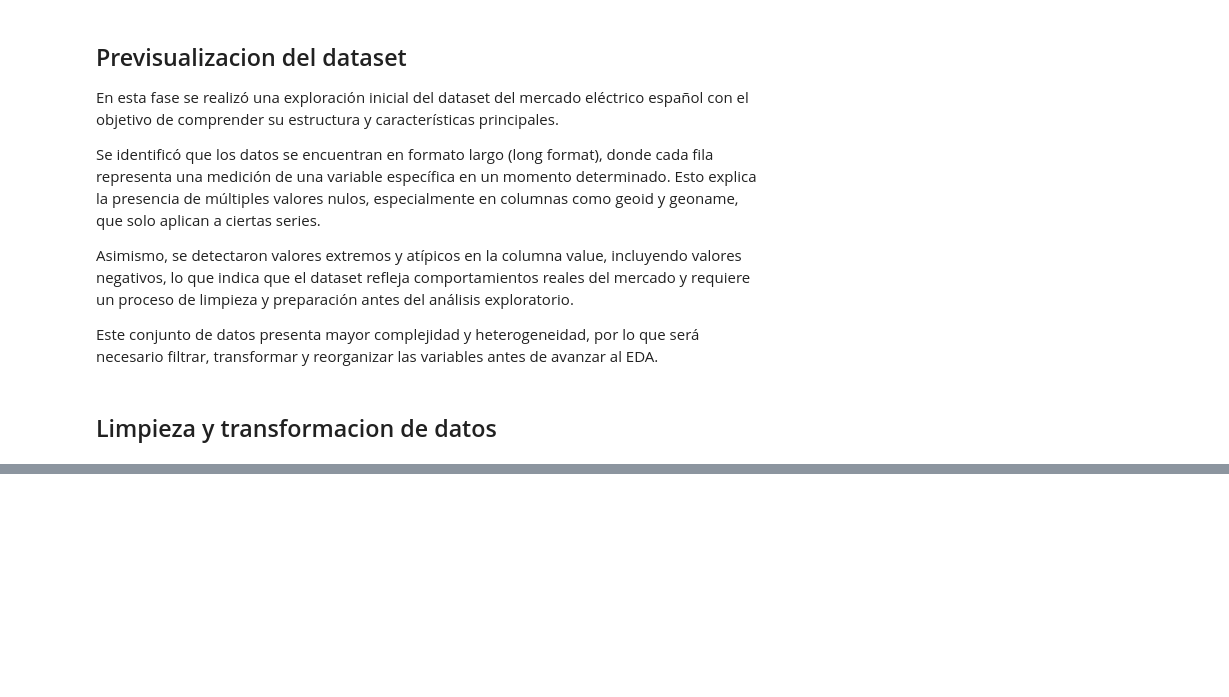
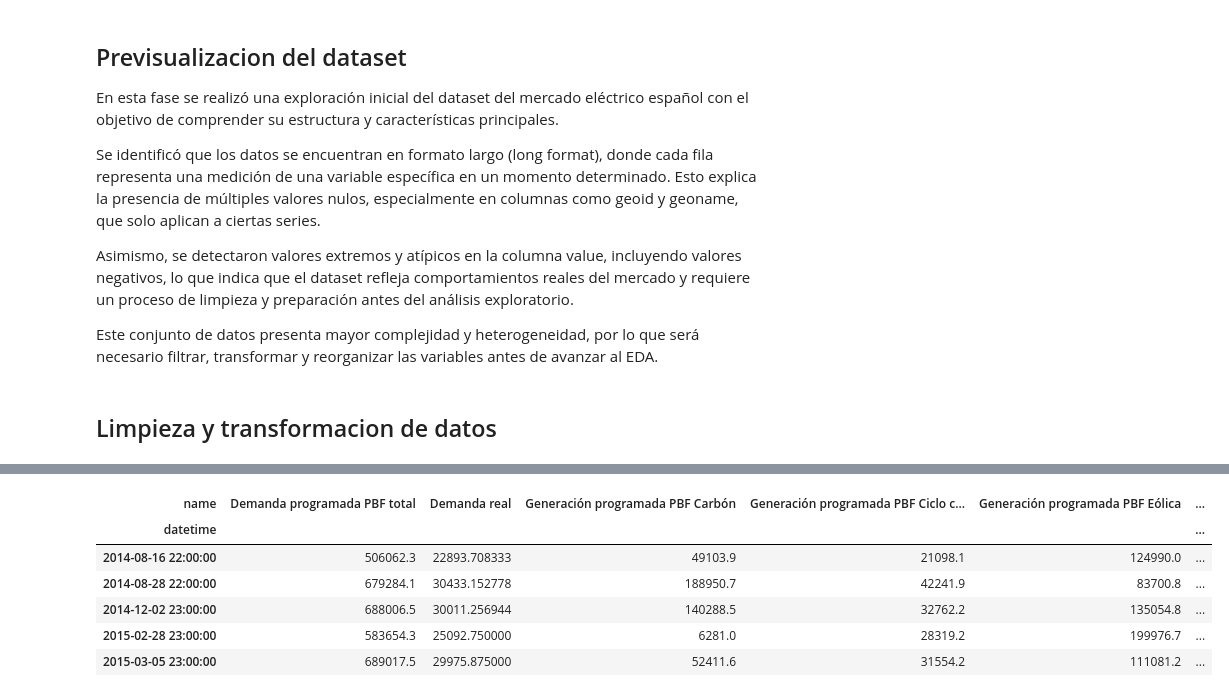
Before and after one commit to imjazmina/analisis_precios_casas_california_y_energia_electrica_espanola, a Jupyter notebook: notebooks/energy.ipynb, the cells around one changed output, grey strips where cells are left out. Cells and saved outputs as stored; diff of their text form; code cells hidden in the pictures; blank space fills up the shorter version.

```diff
--- a/notebooks/energy.ipynb
+++ b/notebooks/energy.ipynb
@@ -224,0 +303,12 @@ Series([], dtype: float64)
+# %%
+df_wide[
+    df_wide["Rentas de congestión mecanismos implícitos diario Francia importación"] < 0
+].head()
+# %% [output]
+| name | Demanda programada PBF total | Demanda real | Generación programada PBF Carbón | Generación programada PBF Ciclo c... | Generación programada PBF Eólica | ... |
+| datetime |  |  |  |  |  | ... |
+| 2014-08-16 22:00:00 | 506062.3 | 22893.708333 | 49103.9 | 21098.1 | 124990.0 | ... |
+| 2014-08-28 22:00:00 | 679284.1 | 30433.152778 | 188950.7 | 42241.9 | 83700.8 | ... |
+| 2014-12-02 23:00:00 | 688006.5 | 30011.256944 | 140288.5 | 32762.2 | 135054.8 | ... |
+| 2015-02-28 23:00:00 | 583654.3 | 25092.750000 | 6281.0 | 28319.2 | 199976.7 | ... |
+| 2015-03-05 23:00:00 | 689017.5 | 29975.875000 | 52411.6 | 31554.2 | 111081.2 | ... |
```
Also changed, not shown: parts of 15 cells of this notebook.
